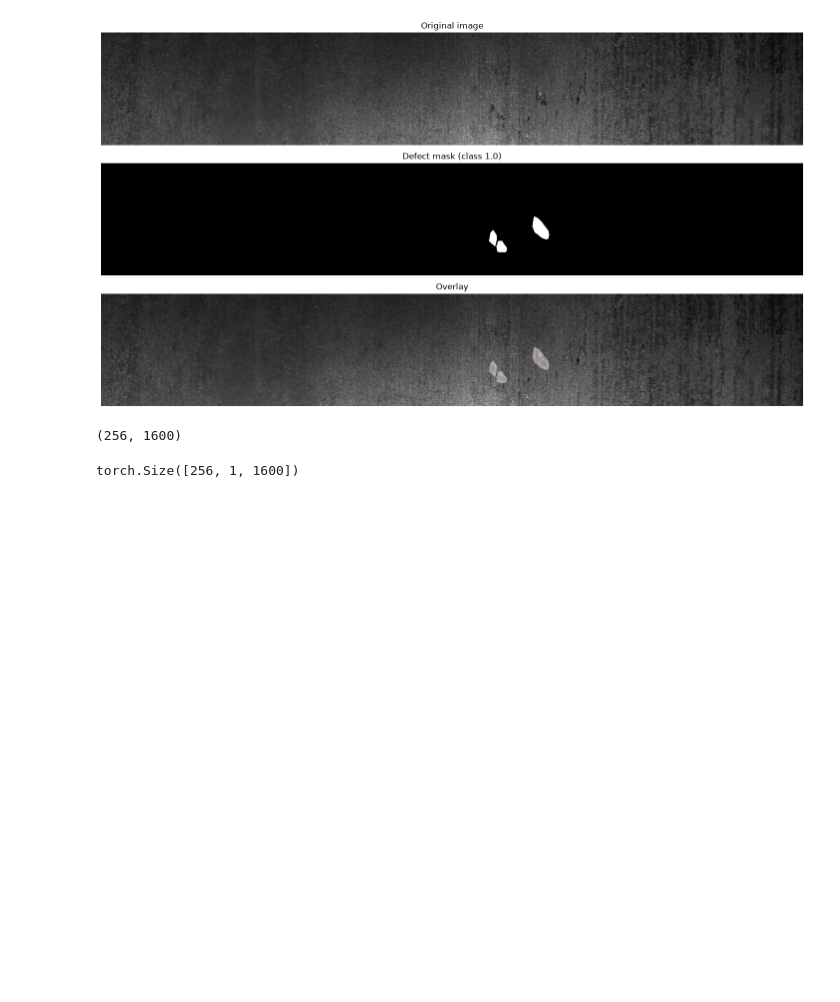
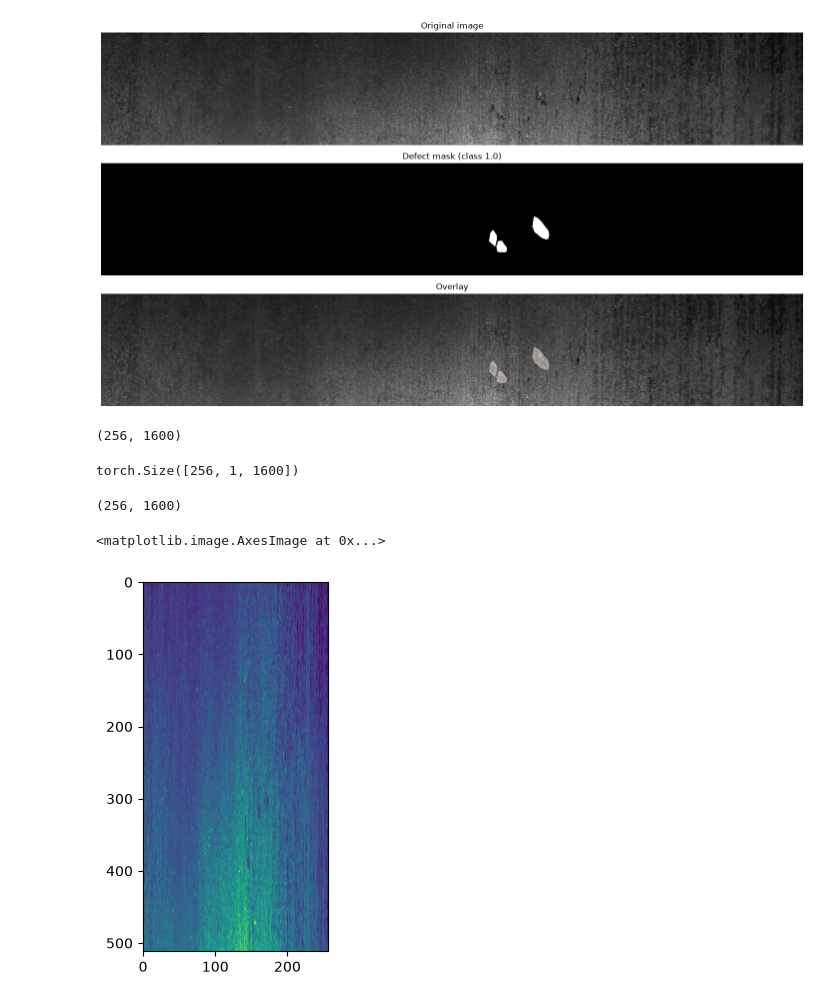
Before and after one commit to aurrog/severstal-detection, a Jupyter notebook: ml/notebooks/v1.ipynb, the cells around one changed output. Saved outputs shown, nothing was run; the diff lists cells and outputs as text; code cells hidden in the pictures; blank space fills up the shorter version.

```diff
--- a/ml/notebooks/v1.ipynb
+++ b/ml/notebooks/v1.ipynb
@@ -139,3 +150,14 @@ t=torch.from_numpy(img).float() / 255.0
 t.unsqueeze(1).shape
 # %% [output]
 torch.Size([256, 1, 1600])
+# %%
+img.shape
+# %% [output]
+(256, 1600)
+# %%
+img_resized=cv2.resize(img, (256, 512))
+
+plt.imshow(img_resized)
+# %% [output]
+<matplotlib.image.AxesImage at 0x...>
+[figure, added]
```
Also changed, not shown: parts of 6 cells of this notebook, 6 other files.
